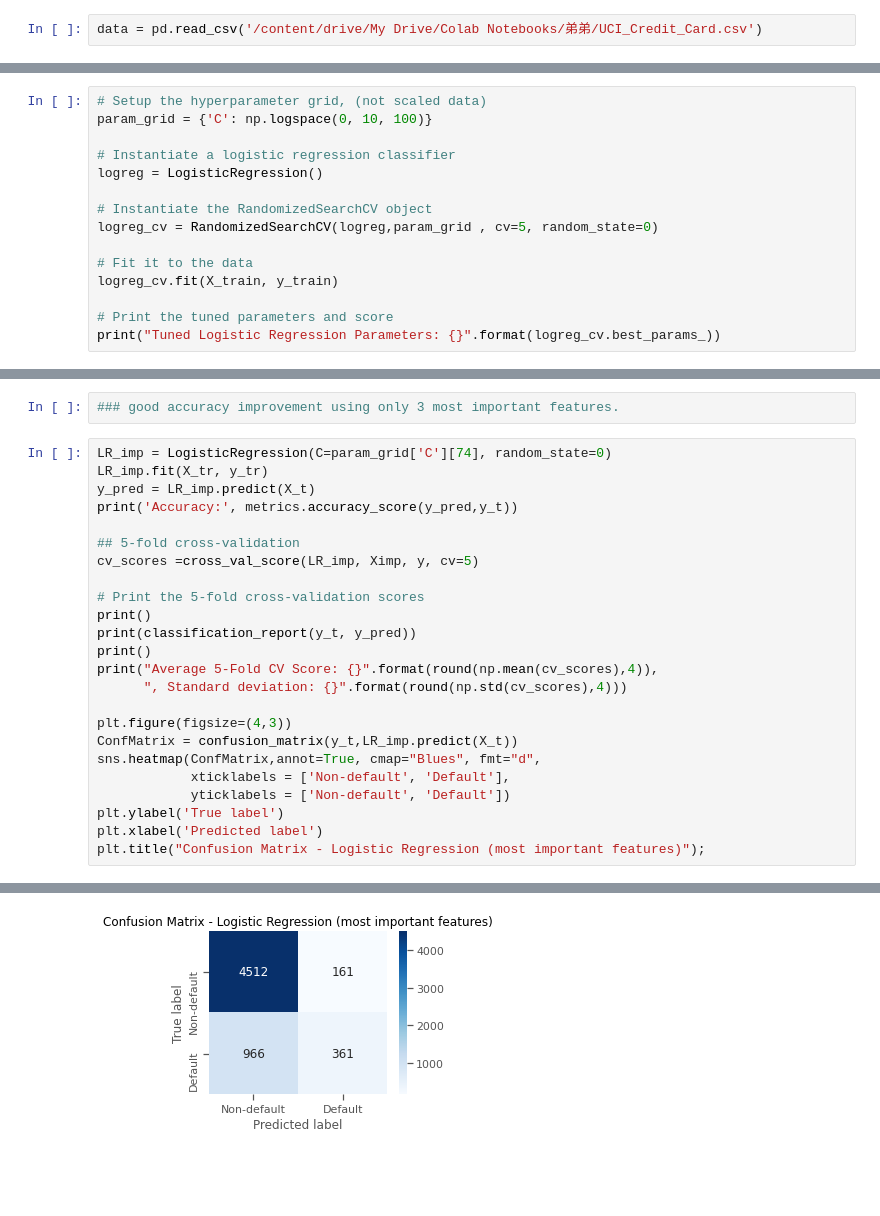
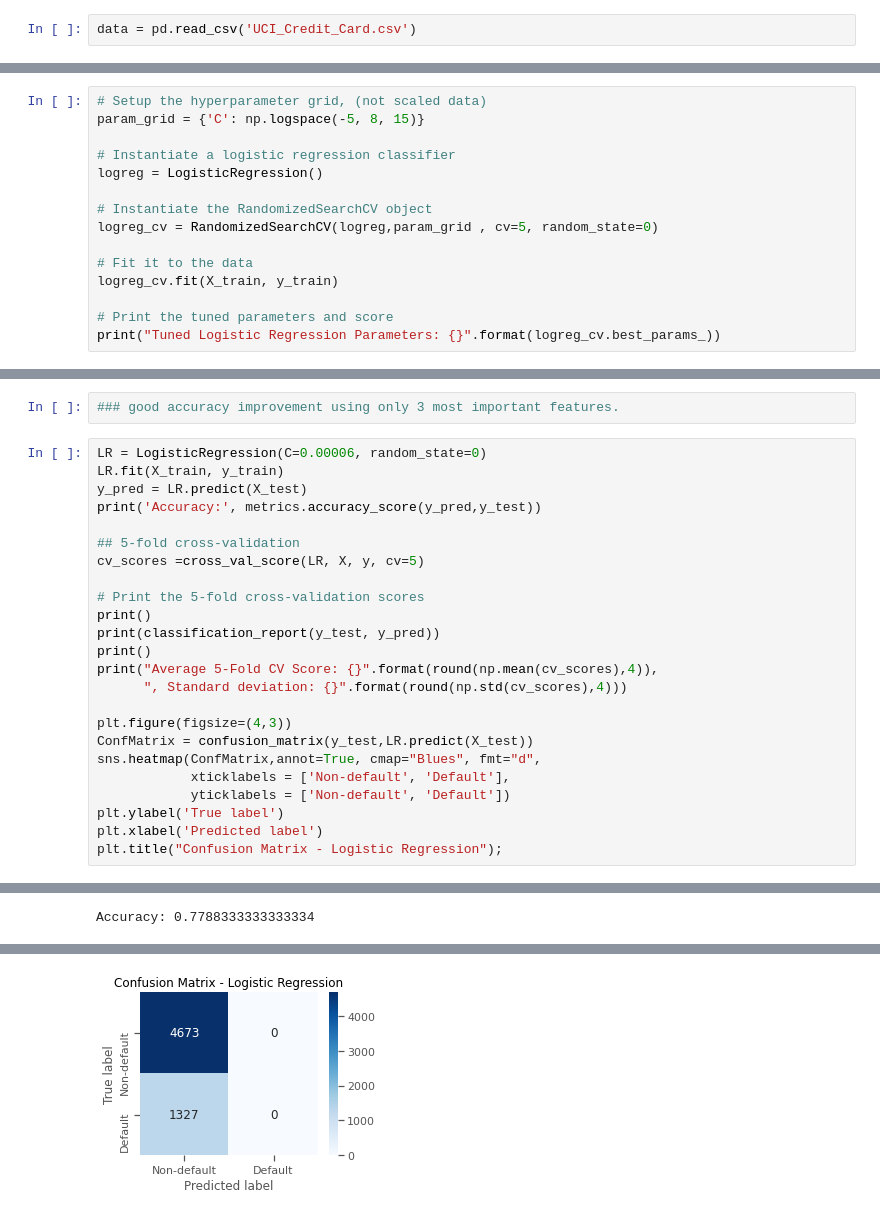
Before and after one commit to Macedon93/Data-Mining, a Jupyter notebook: Assignment 4/A4 (1).ipynb, the cells around one changed output, grey strips where cells are left out. Saved outputs shown, nothing was run; the diff lists cells and outputs as text; blank space fills up the shorter version.

```diff
--- a/Assignment 4/A4 (1).ipynb
+++ b/Assignment 4/A4 (1).ipynb
@@ -39,5 +34,5 @@ Mounted at /content/drive
 # %%
-data = pd.read_csv('/content/drive/My Drive/Colab Notebooks/弟弟/UCI_Credit_Card.csv')
+data = pd.read_csv('UCI_Credit_Card.csv')
 # %%
 data.head()
 # %% [output]
@@ -224,7 +220,7 @@ X_tr, X_t, y_tr, y_t = train_test_split(Ximp,y, test_size=0.2, stratify=y, rando
 ### and with most important features.
 # %%
 # Setup the hyperparameter grid, (not scaled data)
-param_grid = {'C': np.logspace(0, 10, 100)}
+param_grid = {'C': np.logspace(-5, 8, 15)}
 
 # Instantiate a logistic regression classifier
 logreg = LogisticRegression()
@@ -369,27 +326,27 @@ Average 5-Fold CV Score: 0.8118 , Standard deviation: 0.0065
 # %%
 ### good accuracy improvement using only 3 most important features.
 # %%
-LR_imp = LogisticRegression(C=param_grid['C'][74], random_state=0)
-LR_imp.fit(X_tr, y_tr)
-y_pred = LR_imp.predict(X_t)
-print('Accuracy:', metrics.accuracy_score(y_pred,y_t))
+LR = LogisticRegression(C=0.00006, random_state=0)
+LR.fit(X_train, y_train)
+y_pred = LR.predict(X_test)
+print('Accuracy:', metrics.accuracy_score(y_pred,y_test))
 
 ## 5-fold cross-validation
-cv_scores =cross_val_score(LR_imp, Ximp, y, cv=5)
+cv_scores =cross_val_score(LR, X, y, cv=5)
 
 # Print the 5-fold cross-validation scores
 print()
-print(classification_report(y_t, y_pred))
+print(classification_report(y_test, y_pred))
 print()
 print("Average 5-Fold CV Score: {}".format(round(np.mean(cv_scores),4)),
       ", Standard deviation: {}".format(round(np.std(cv_scores),4)))
 
 plt.figure(figsize=(4,3))
-ConfMatrix = confusion_matrix(y_t,LR_imp.predict(X_t))
+ConfMatrix = confusion_matrix(y_test,LR.predict(X_test))
 sns.heatmap(ConfMatrix,annot=True, cmap="Blues", fmt="d",
             xticklabels = ['Non-default', 'Default'],
             yticklabels = ['Non-default', 'Default'])
 plt.ylabel('True label')
 plt.xlabel('Predicted label')
-plt.title("Confusion Matrix - Logistic Regression (most important features)");
+plt.title("Confusion Matrix - Logistic Regression");
 # %% [output]
@@ -408,0 +367 @@ Average 5-Fold CV Score: 0.8118 , Standard deviation: 0.0065
+Accuracy: 0.7788333333333334
@@ -409,2 +396,2 @@ Average 5-Fold CV Score: 0.8118 , Standard deviation: 0.0065
-[figure, old version]
+[figure, new version]
 # %%
```
Also changed, not shown: parts of 17 cells of this notebook.
